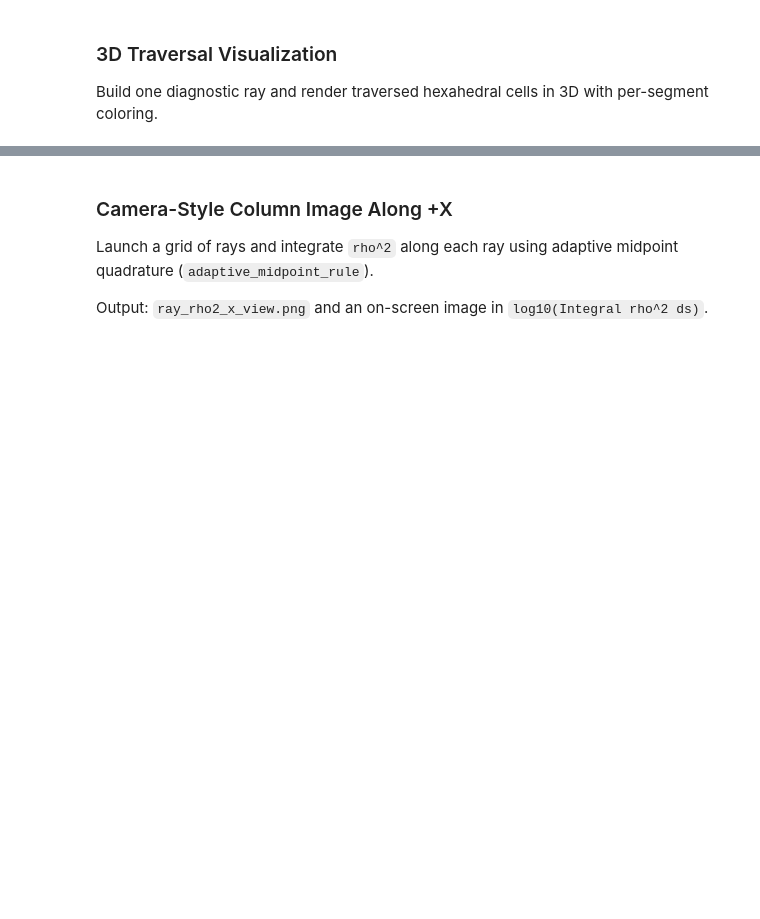
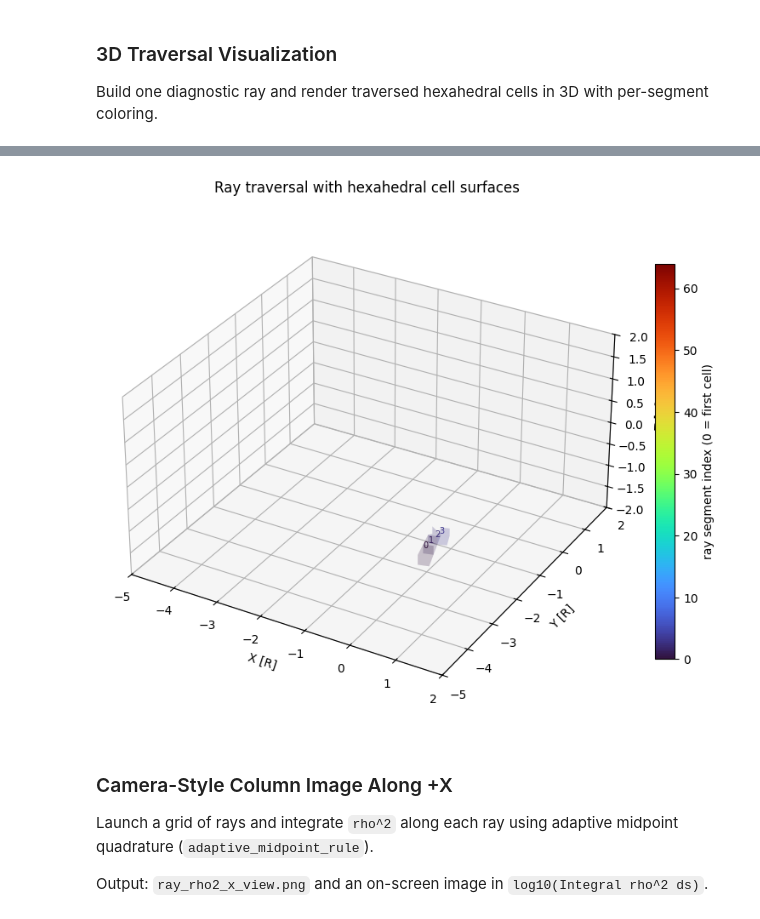
Before and after one commit to svaberg/batcamp, a Jupyter notebook: examples/ray.ipynb, the cells around one changed output, grey strips where cells are left out. Drawn from its saved outputs; the diff is of its cells as text; code cells hidden in the pictures; blank space fills up the shorter version.

```diff
--- a/examples/ray.ipynb
+++ b/examples/ray.ipynb
@@ -53,13 +62,13 @@ print(interp)
 Build one diagnostic ray and render traversed hexahedral cells in 3D with per-segment coloring.
 # %%
 # Build one diagnostic ray for visualization.
-origin = [1.05, -1.0, 0.0]
+origin = [1.05, -4.0, 0.0]
 direction = [0.0, 1.0, 0.0]
 
 origin = np.asarray(origin)
 direction = np.asarray(direction)/np.linalg.norm(direction)
 
-segments = OctreeRayTracer(interp.tree).trace(origin, direction, 0, 2)
+segments = OctreeRayTracer(interp.tree).trace(origin, direction, 0, 5)
 if not segments:
     raise RuntimeError('Ray did not traverse any octree cells; adjust ray setup.')
 # %%
@@ -114,8 +127,7 @@ def draw_ray_cell_polys(ax, interp, origin, direction, segments, colors):
         p1 = origin + float(seg.t_exit) * direction
         pm = 0.5 * (p0 + p1)
 
-        ax.plot([p0[0], p1[0]], [p0[1], p1[1]], [p0[2], p1[2]], color=color, linewidth=3.0)
-        ax.text(pm[0], pm[1], pm[2], str(idx), color=color, fontsize=7)
+        ax.text(pm[0], pm[1], pm[2], str(idx), color=color, fontsize=7, ha='center', va='center')
 
         corner_ids = interp._corners[cid]
         cell_xyz_raw = interp.lookup.points[corner_ids]
@@ -129,42 +141,45 @@ def draw_ray_cell_polys(ax, interp, origin, direction, segments, colors):
         extent_points.extend([p0, p1])
         extent_points.extend(cell_xyz)
 
+        if idx > 2:
+            break
+
+
     poly = Poly3DCollection(
         all_faces,
         facecolors=all_facecolors,
         linewidths=0.4,
         alpha=0.12,
     )
     ax.add_collection3d(poly)
 
-    extent = np.asarray(extent_points, dtype=float)
-    mins = np.min(extent, axis=0)
-    maxs = np.max(extent, axis=0)
-    center = 0.5 * (mins + maxs)
-    radius = 0.5 * float(np.max(maxs - mins))
-    ax.set_xlim(center[0] - radius, center[0] + radius)
-    ax.set_ylim(center[1] - radius, center[1] + radius)
-    ax.set_zlim(center[2] - radius, center[2] + radius)
+
 
 
 fig = plt.figure(figsize=(10, 8))
 ax = fig.add_subplot(111, projection='3d')
 draw_ray_cell_polys(ax, interp, origin, direction, segments, colors)
 
 ax.set_xlabel('X [R]')
 ax.set_ylabel('Y [R]')
 ax.set_zlabel('Z [R]')
 ax.set_title('Ray traversal with hexahedral cell surfaces')
 
 cmap = plt.colormaps['turbo']
 norm = plt.Normalize(vmin=0, vmax=max(len(segments) - 1, 1))
 sm = plt.cm.ScalarMappable(norm=norm, cmap=cmap)
 sm.set_array([])
 cbar = fig.colorbar(sm, ax=ax, fraction=0.03, pad=0.04)
 cbar.set_label('ray segment index (0 = first cell)')
 
-plt.tight_layout()
+ax.set_xlim(-5, 2)
+ax.set_ylim(-5, 2)
+ax.set_zlim(-2, 2)
+
+ax.set_aspect('equal')
 plt.show()
+# %% [output]
+[figure, added]
 # %% [markdown]
 ### Camera-Style Column Image Along +X
 
```
Also changed, not shown: parts of 6 cells of this notebook, 23 other files.
